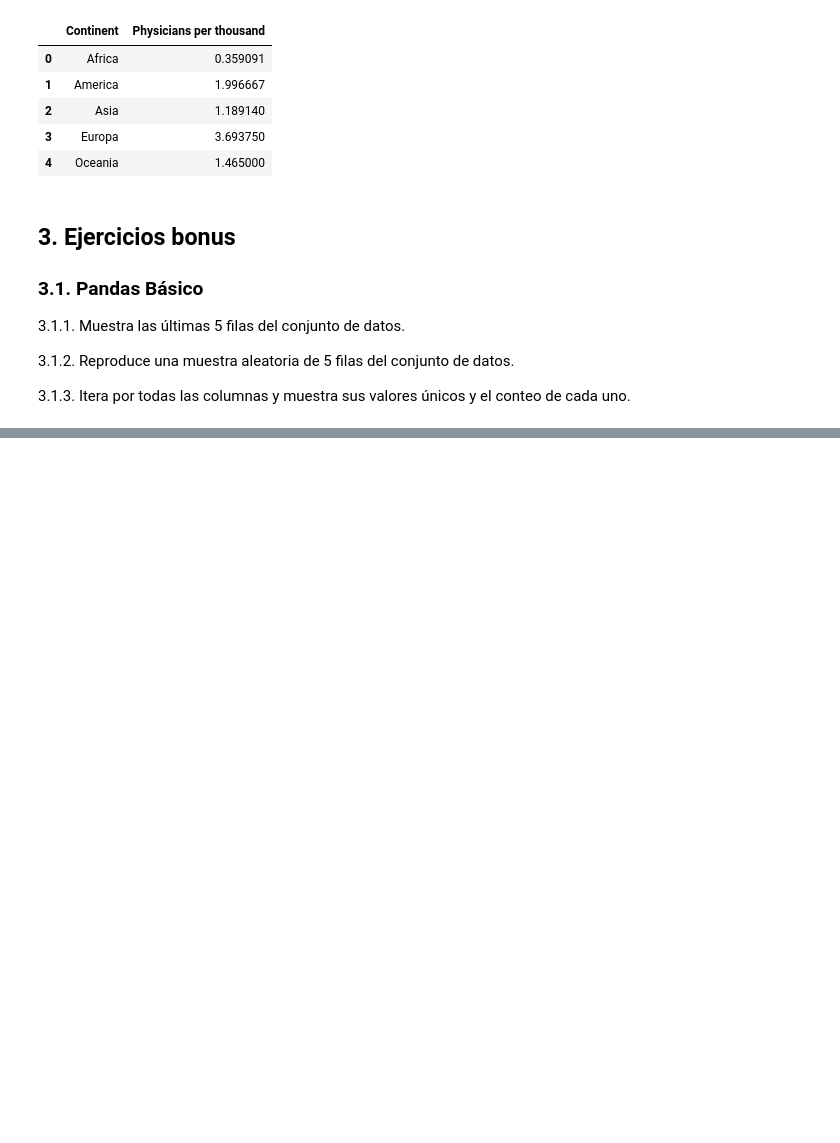
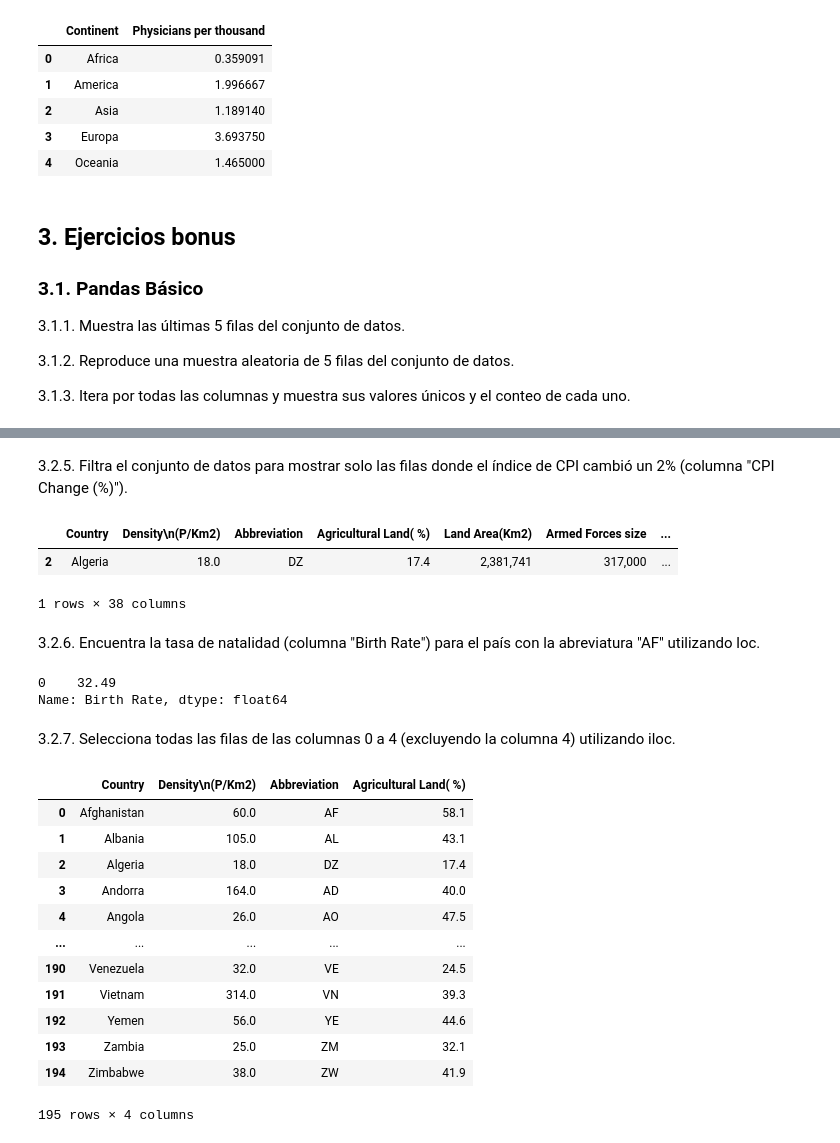
Before and after one commit to Mariadelmardp/Curso-ML, a Jupyter notebook: ejercicios/pandas.ipynb, the cells around one changed output, grey strips where cells are left out. Saved outputs shown, nothing was run; the diff lists cells and outputs as text; code cells hidden in the pictures; blank space fills up the shorter version.

```diff
--- a/ejercicios/pandas.ipynb
+++ b/ejercicios/pandas.ipynb
@@ -560,0 +676,33 @@ world.groupby('Continent')['Physicians per thousand'].mean().reset_index()
+# %% [markdown]
+3.2.5. Filtra el conjunto de datos para mostrar solo las filas donde el índice de CPI cambió un 2% (columna "CPI Change (%)").
+# %%
+world.loc[world['CPI Change (%)']==2,]
+# %% [output]
+|  | Country | Density\n(P/Km2) | Abbreviation | Agricultural Land( %) | Land Area(Km2) | Armed Forces size | ... |
+| 2 | Algeria | 18.0 | DZ | 17.4 | 2,381,741 | 317,000 | ... |
+1 rows × 38 columns
+# %% [markdown]
+3.2.6. Encuentra la tasa de natalidad (columna "Birth Rate") para el país con la abreviatura "AF" utilizando loc.
+# %%
+world.loc[world['Abbreviation']=='AF','Birth Rate']
+# %% [output]
+0    32.49
+Name: Birth Rate, dtype: float64
+# %% [markdown]
+3.2.7. Selecciona todas las filas de las columnas 0 a 4 (excluyendo la columna 4) utilizando iloc.
+# %%
+world.iloc[:,0:4]
+# %% [output]
+|  | Country | Density\n(P/Km2) | Abbreviation | Agricultural Land( %) |
+| 0 | Afghanistan | 60.0 | AF | 58.1 |
+| 1 | Albania | 105.0 | AL | 43.1 |
+| 2 | Algeria | 18.0 | DZ | 17.4 |
+| 3 | Andorra | 164.0 | AD | 40.0 |
+| 4 | Angola | 26.0 | AO | 47.5 |
+| ... | ... | ... | ... | ... |
+| 190 | Venezuela | 32.0 | VE | 24.5 |
+| 191 | Vietnam | 314.0 | VN | 39.3 |
+| 192 | Yemen | 56.0 | YE | 44.6 |
+| 193 | Zambia | 25.0 | ZM | 32.1 |
+| 194 | Zimbabwe | 38.0 | ZW | 41.9 |
+195 rows × 4 columns
```
Also changed, not shown: parts of 50 cells of this notebook, 1 other file.
